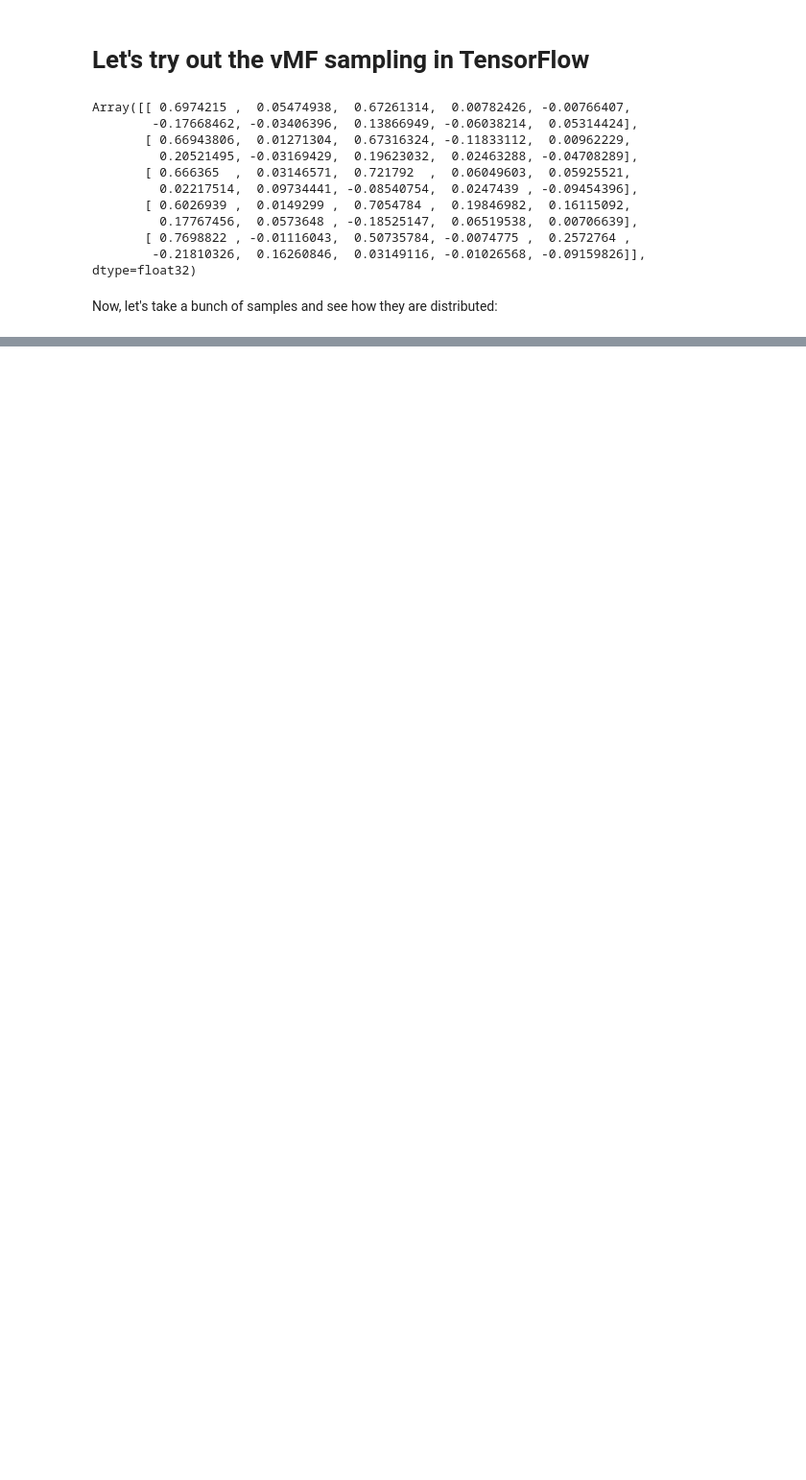
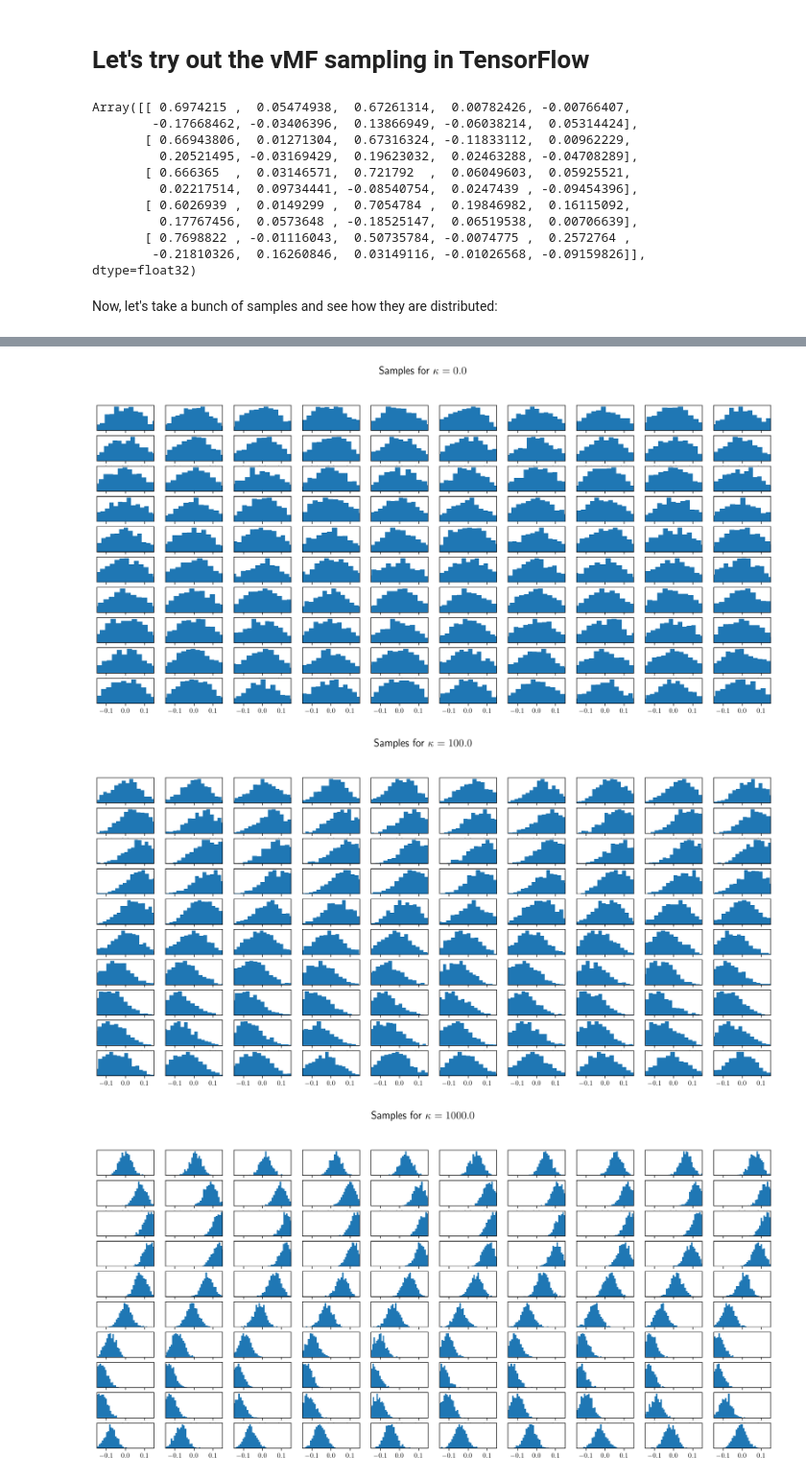
Before and after one commit to jmxpearson/vmftests, a Jupyter notebook: vMF_sampling.ipynb, the cells around one changed output, grey strips where cells are left out. Shown: that part at 96% size. Saved outputs shown, nothing was run; the diff lists cells and outputs as text; code cells hidden in the pictures; blank space fills up the shorter version.

```diff
--- a/vMF_sampling.ipynb
+++ b/vMF_sampling.ipynb
@@ -59,0 +74,19 @@ for kappa in kappa_list:
+# %%
+kappa_list = [0., 100., 1000.]
+
+for kappa in kappa_list:
+    vmf = tfd.VonMisesFisher(mu, kappa)
+
+    key, sample_key = jr.split(key)
+    samples = vmf.sample((1_000,), sample_key)
+
+    fig, ax = plt.subplots(10, 10, figsize=(18, 8))
+    for idx, a in enumerate(ax.reshape(-1)):
+        a.hist(samples[:, idx], bins=25);
+        a.set_xlim(-0.15, 0.15)
+        a.set_yticks([])
+    fig.suptitle(f"Samples for $\\kappa={vmf.concentration}$", fontsize=16);
+# %% [output]
+[figure, added]
+[figure, added]
+[figure, added]
```
Also changed, not shown: parts of 3 cells of this notebook, 1 other file.
